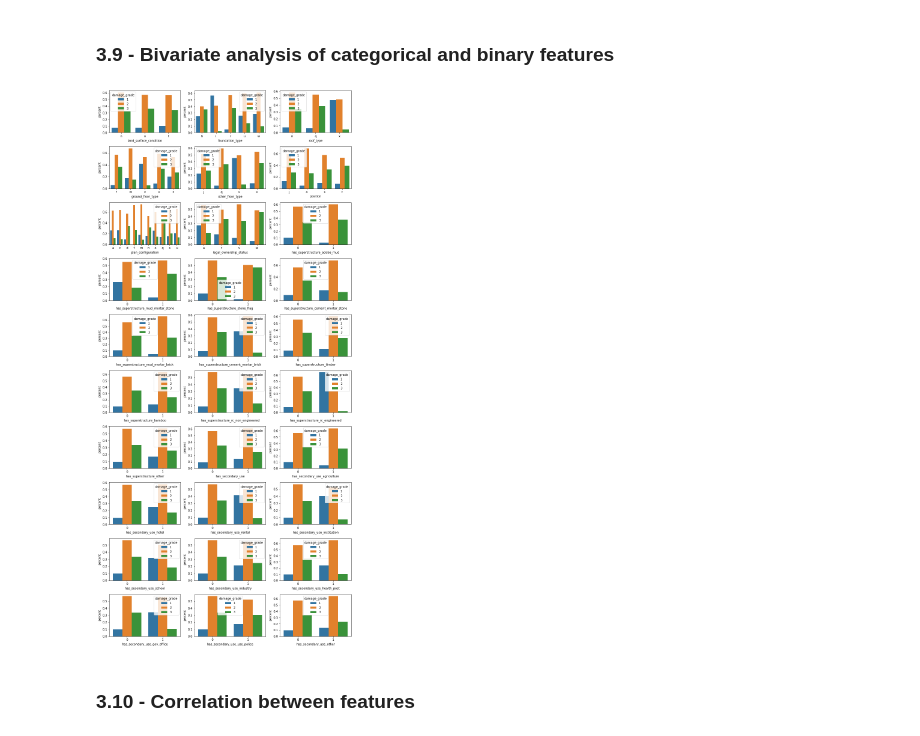
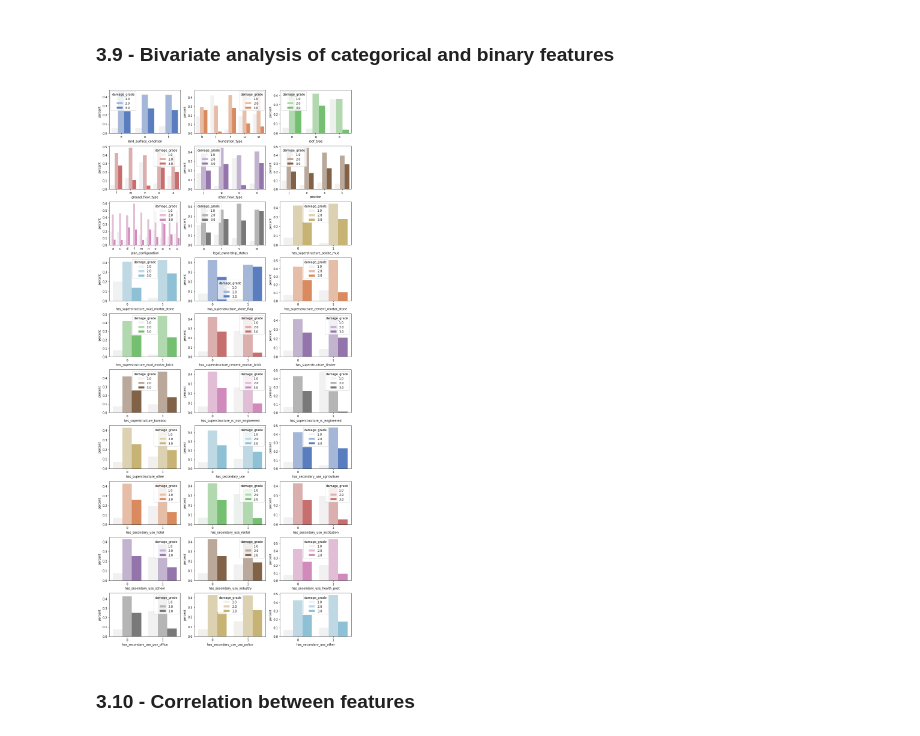
Before and after one commit to patohdzs/datadventures, a Jupyter notebook: shakes-and-quakes/earthquakes.ipynb, the cells around one changed output. Saved outputs shown, nothing was run; the diff lists cells and outputs as text; code cells hidden in the pictures.

```diff
--- a/shakes-and-quakes/earthquakes.ipynb
+++ b/shakes-and-quakes/earthquakes.ipynb
@@ -431,18 +435,19 @@ plt.tight_layout()
 # %%
 fig, axs = plt.subplots(10, 3)
 fig.set_size_inches(12, 26)
 for i,feat in enumerate(cat_feats+binary_feats):
     pct = data.groupby([feat,'damage_grade']).size() / data.groupby([feat]).size()
     pct = pct.reset_index().rename({0:'percent'}, axis=1)
     sns.barplot(x=feat,
                 y='percent',
                 hue='damage_grade',
                 data=pct,
-                ax=axs[i//3, i % 3])
+                ax=axs[i//3, i % 3],
+                color=standard_palette[i])
 
 plt.tight_layout()
 # %% [output]
-[figure, old version]
+[figure, new version]
 # %% [markdown]
 ### 3.10 - Correlation between features
 # %% [markdown]
```
Also changed, not shown: parts of 18 cells of this notebook, 5 other files.
